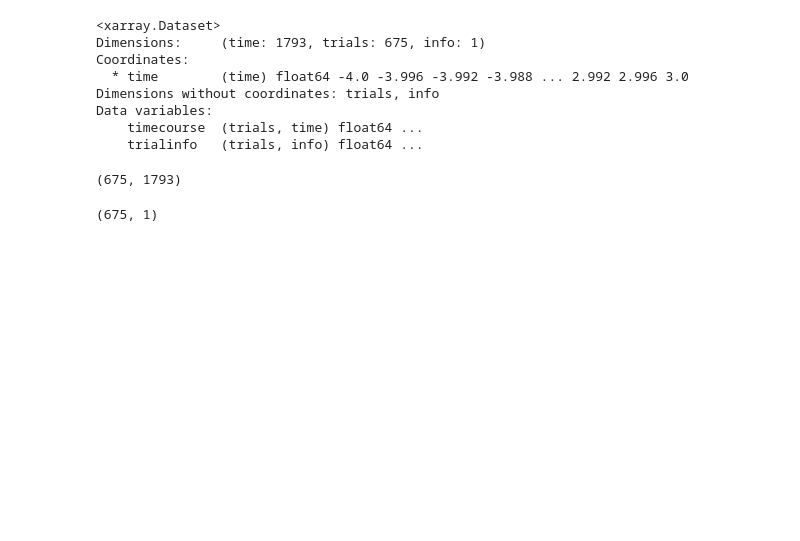
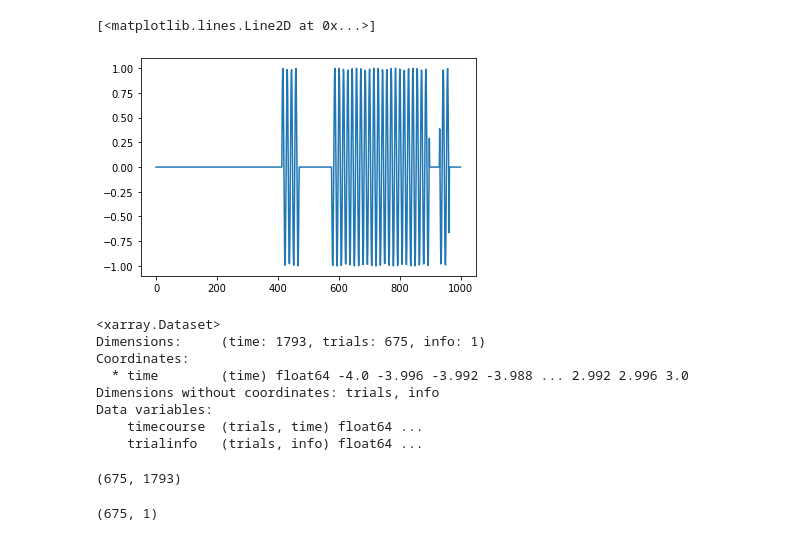
Before and after one commit to sconle/HMM, a Jupyter notebook: myScripts/XandY.ipynb, the cells around one changed output. Drawn from its saved outputs; the diff is of its cells as text; code cells hidden in the pictures; blank space fills up the shorter version.

```diff
--- a/myScripts/XandY.ipynb
+++ b/myScripts/XandY.ipynb
@@ -5,6 +5,28 @@ import xarray as xr   # Manages .nc (netCDF) files in Python.
 
 # Scientific computing
 import numpy as np
+# %%
+import matplotlib.pyplot as plt
+
+X = np.array([np.random.normal(loc=[10, 30], scale=[1, 1.5], size=(1000, 2)) for _ in range(100)])
+y = (np.random.randint(100, size=1000) == 0).astype(int)
+state = 0
+for i in range(y.shape[0]):
+    if y[i] == 1:
+        state += 1
+        state = state%2
+    if state == 1:
+        y[i] = 1
+freq1 = 352.3
+freq2 = 500
+burst1 = np.sin([i*y[i]*freq1 for i in range(y.shape[0])])
+burst2 = np.sin([i*y[i]*freq2 for i in range(y.shape[0])])
+
+plt.plot(np.arange(y.shape[0]), burst1)
+plt.plot(np.arange(y.shape[0]), burst2)
+# %% [output]
+[<matplotlib.lines.Line2D at 0x...>]
+[figure, added]
 # %%
 data_dir = "E:/timot/Documents/1 - Centrale Marseille/0.6 - Semestre S9/2_Projet/HMM/data/"
 # %%
```
Also changed, not shown: 1 other file.
